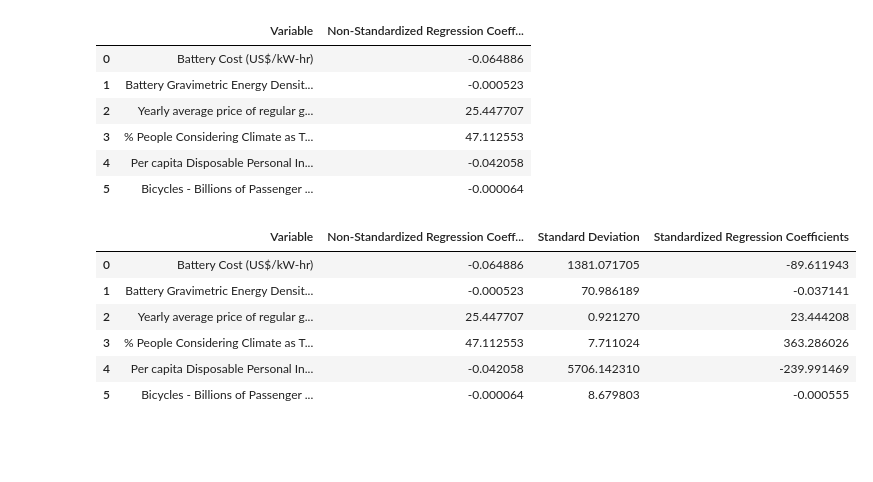
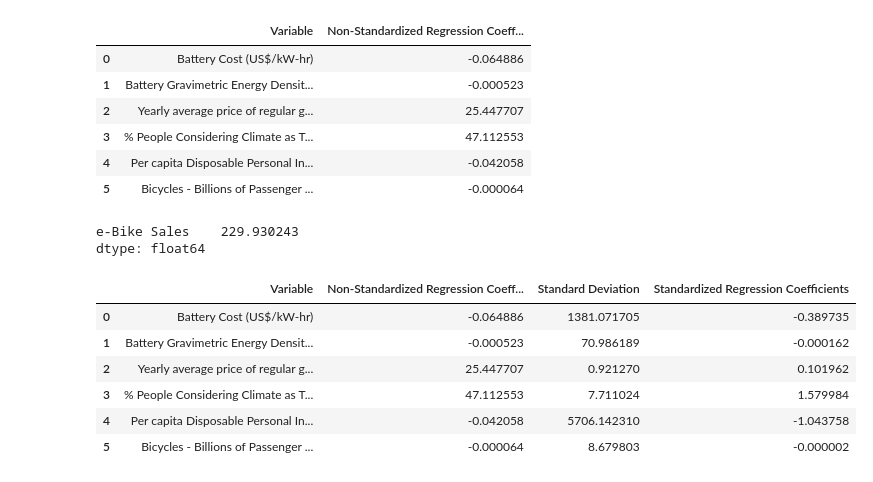
Before and after one commit to CharlieS0577/E-Bikes-M3-Challenge, a Jupyter notebook: Question_2.ipynb, the cells around one changed output. Drawn from its saved outputs; the diff is of its cells as text; code cells hidden in the pictures; blank space fills up the shorter version.

```diff
--- a/Question_2.ipynb
+++ b/Question_2.ipynb
@@ -321,16 +320,23 @@ for s in df_US[X.columns].std():
     std.append(s)
 
 coeffs['Standard Deviation'] = std
-coeffs['Standardized Regression Coefficients'] = coeffs['Non-Standardized Regression Coefficients'] * coeffs['Standard Deviation']
-coeffs
+stdy = y.std()
+stdy
 # %% [output]
-|  | Variable | Non-Standardized Regression Coeff... | Standard Deviation | Standardized Regression Coefficients |
-| 0 | Battery Cost (US$/kW-hr) | -0.064886 | 1381.071705 | -89.611943 |
-| 1 | Battery Gravimetric Energy Densit... | -0.000523 | 70.986189 | -0.037141 |
-| 2 | Yearly average price of regular g... | 25.447707 | 0.921270 | 23.444208 |
-| 3 | % People Considering Climate as T... | 47.112553 | 7.711024 | 363.286026 |
-| 4 | Per capita Disposable Personal In... | -0.042058 | 5706.142310 | -239.991469 |
-| 5 | Bicycles - Billions of Passenger ... | -0.000064 | 8.679803 | -0.000555 |
+e-Bike Sales    229.930243
+dtype: float64
+# %%
+stdy = 229.930243
+coeffs['Standardized Regression Coefficients'] = coeffs['Non-Standardized Regression Coefficients'] * (coeffs['Standard Deviation'] / stdy)
+coeffs
+# %% [output]
+|  | Variable | Non-Standardized Regression Coeff... | Standard Deviation | Standardized Regression Coefficients |
+| 0 | Battery Cost (US$/kW-hr) | -0.064886 | 1381.071705 | -0.389735 |
+| 1 | Battery Gravimetric Energy Densit... | -0.000523 | 70.986189 | -0.000162 |
+| 2 | Yearly average price of regular g... | 25.447707 | 0.921270 | 0.101962 |
+| 3 | % People Considering Climate as T... | 47.112553 | 7.711024 | 1.579984 |
+| 4 | Per capita Disposable Personal In... | -0.042058 | 5706.142310 | -1.043758 |
+| 5 | Bicycles - Billions of Passenger ... | -0.000064 | 8.679803 | -0.000002 |
 # %%
 # increase in R^2 values for each of the factors
 
```
Also changed, not shown: parts of 5 cells of this notebook.
